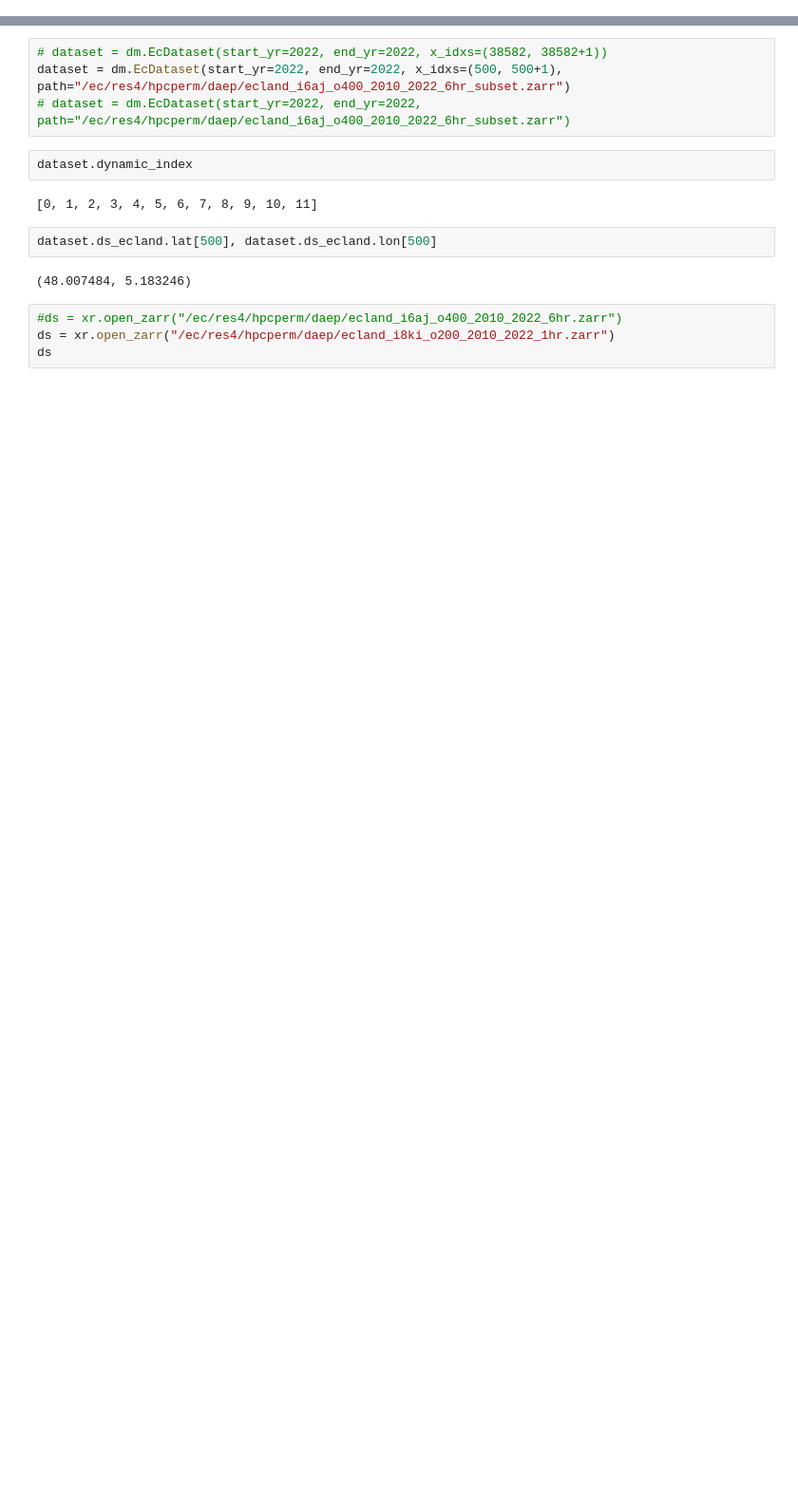
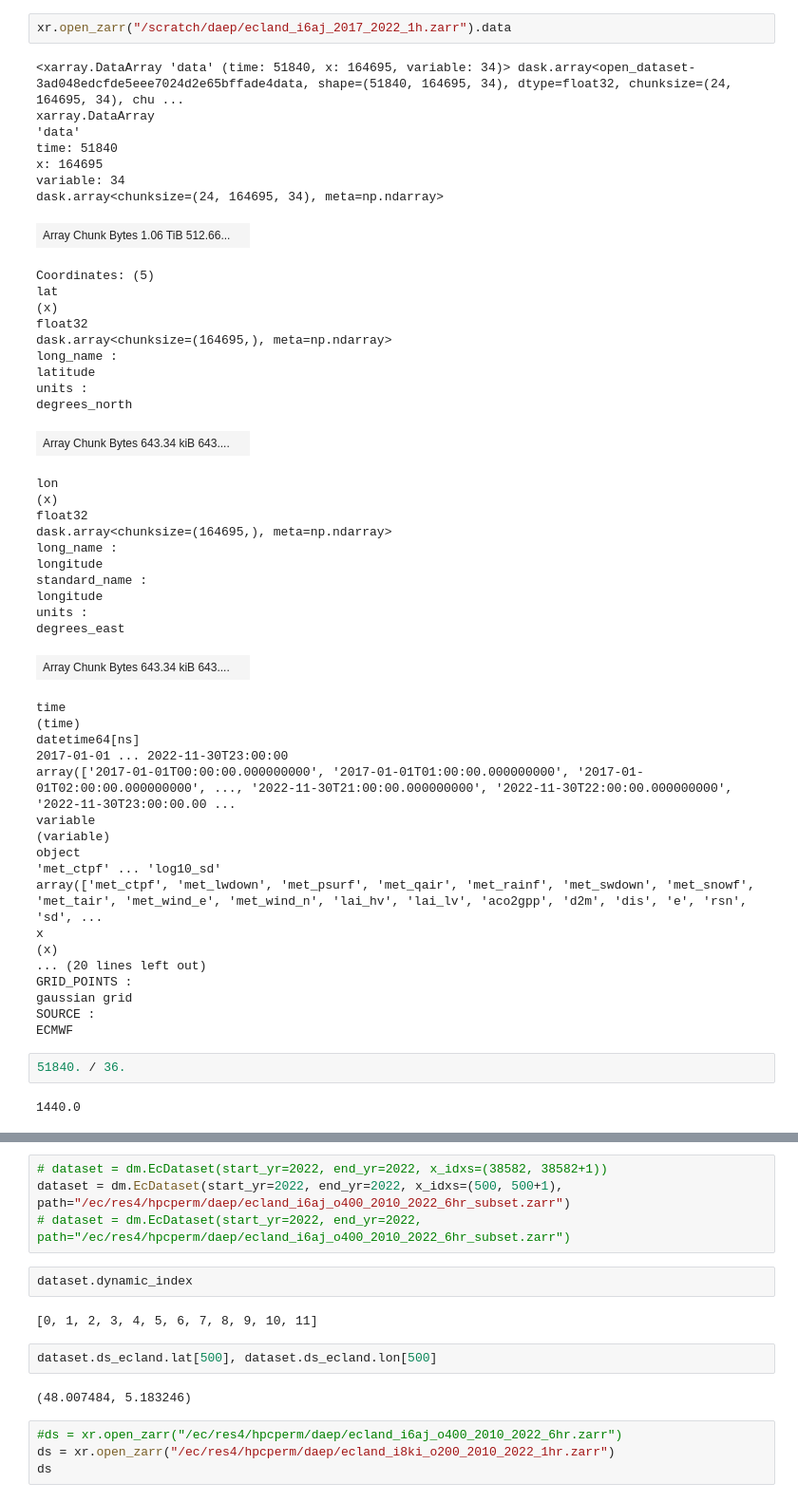
Before and after one commit to da-ewanp/ai-land, a Jupyter notebook: ai_land/notebooks/expz.ipynb, the cells around one changed output, grey strips where cells are left out. Shown: that part at 95% size. Drawn from its saved outputs; the diff is of its cells as text; blank space fills up the shorter version.

```diff
--- a/ai_land/notebooks/expz.ipynb
+++ b/ai_land/notebooks/expz.ipynb
@@ -45,3 +45,56 @@ def invtransform(x, mean, std):
 
 #ds = zarr.open("/ec/res4/hpcperm/daep/ecland_i6aj_o400_2010_2022_6hr.zarr")
 #ds["data"][0]
+# %%
+xr.open_zarr("/scratch/daep/ecland_i6aj_2017_2022_1h.zarr").data
+# %% [output]
+<xarray.DataArray 'data' (time: 51840, x: 164695, variable: 34)> dask.array<open_dataset-3ad048edcfde5eee7024d2e65bffade4data, shape=(51840, 164695, 34), dtype=float32, chunksize=(24, 164695, 34), chu ...
+xarray.DataArray
+'data'
+time: 51840
+x: 164695
+variable: 34
+dask.array<chunksize=(24, 164695, 34), meta=np.ndarray>
+| Array Chunk Bytes 1.06 TiB 512.66... |  |
+Coordinates: (5)
+lat
+(x)
+float32
+dask.array<chunksize=(164695,), meta=np.ndarray>
+long_name :
+latitude
+units :
+degrees_north
+| Array Chunk Bytes 643.34 kiB 643.... |  |
+lon
+(x)
+float32
+dask.array<chunksize=(164695,), meta=np.ndarray>
+long_name :
+longitude
+standard_name :
+longitude
+units :
+degrees_east
+| Array Chunk Bytes 643.34 kiB 643.... |  |
+time
+(time)
+datetime64[ns]
+2017-01-01 ... 2022-11-30T23:00:00
+array(['2017-01-01T00:00:00.000000000', '2017-01-01T01:00:00.000000000', '2017-01-01T02:00:00.000000000', ..., '2022-11-30T21:00:00.000000000', '2022-11-30T22:00:00.000000000', '2022-11-30T23:00:00.00 ...
+variable
+(variable)
+object
+'met_ctpf' ... 'log10_sd'
+array(['met_ctpf', 'met_lwdown', 'met_psurf', 'met_qair', 'met_rainf', 'met_swdown', 'met_snowf', 'met_tair', 'met_wind_e', 'met_wind_n', 'lai_hv', 'lai_lv', 'aco2gpp', 'd2m', 'dis', 'e', 'rsn', 'sd', ...
+x
+(x)
+... (20 lines left out)
+GRID_POINTS :
+gaussian grid
+SOURCE :
+ECMWF
+# %%
+51840. / 36.
+# %% [output]
+1440.0
```
Also changed, not shown: parts of 15 cells of this notebook, 48 other files.
